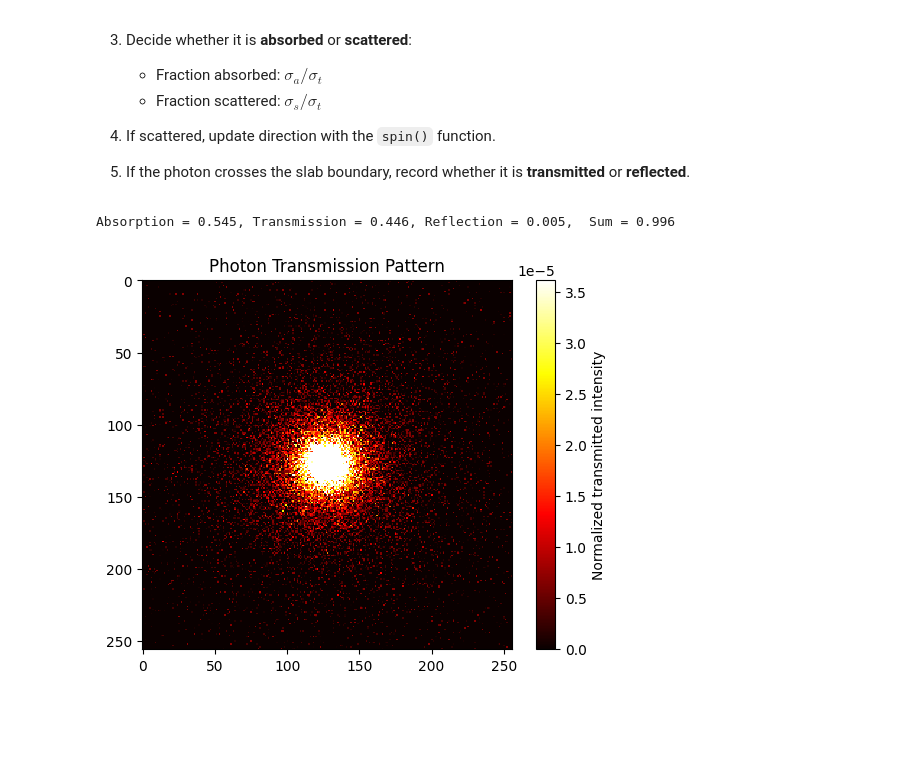
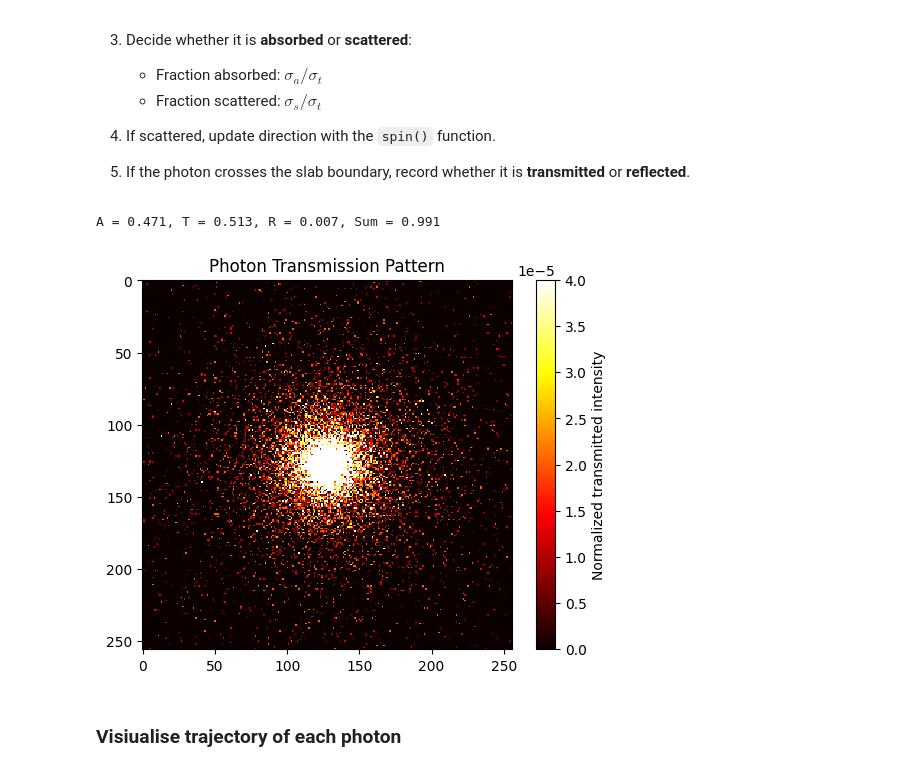
Before and after one commit to ThanapolKhamhla/playground, a Jupyter notebook: monte_carlo_light_travelling.ipynb, the cells around one changed output. Cells and saved outputs as stored; diff of their text form; code cells hidden in the pictures; blank space fills up the shorter version.

```diff
--- a/monte_carlo_light_travelling.ipynb
+++ b/monte_carlo_light_travelling.ipynb
@@ -285,17 +285,24 @@ def mc_simulation_records_transmission(
 # %%
 size = 256
 records = np.zeros((size, size), dtype=np.float64)
 
-records, A, T, R = mc_simulation_records_transmission(records, size, thickness=0.5)
-print(f"Absorption = {A:.3f}, Transmission = {T:.3f}, Reflection = {R:.3f},  Sum = {A+T+R:.3f}")
-
-# Normalize for plotting
-normalized_records = records / np.max(records)
-plt.imshow(normalized_records, cmap='hot', interpolation='nearest',
-           vmin=0, vmax=2*np.mean(normalized_records))
+records, A, T, R = mc_simulation_records_transmission(
+    records,
+    size=size,
+    thickness=0.5,
+    sigma_a=1.2,
+    sigma_s=2.0,
+    g=0.9,
+    nphotons=50000,
+)
+normalized = records / np.max(records)
+plt.imshow(normalized, cmap='hot', interpolation='nearest',
+           vmin=0, vmax=2*np.mean(normalized))
 plt.colorbar(label='Normalized transmitted intensity')
 plt.title('Photon Transmission Pattern')
 plt.show()
 # %% [output]
-Absorption = 0.545, Transmission = 0.446, Reflection = 0.005,  Sum = 0.996
+A = 0.471, T = 0.513, R = 0.007, Sum = 0.991
-[figure, old version]
+[figure, new version]
+# %% [markdown]
+### Visiualise trajectory of each photon
```
Also changed, not shown: parts of 3 cells of this notebook.
